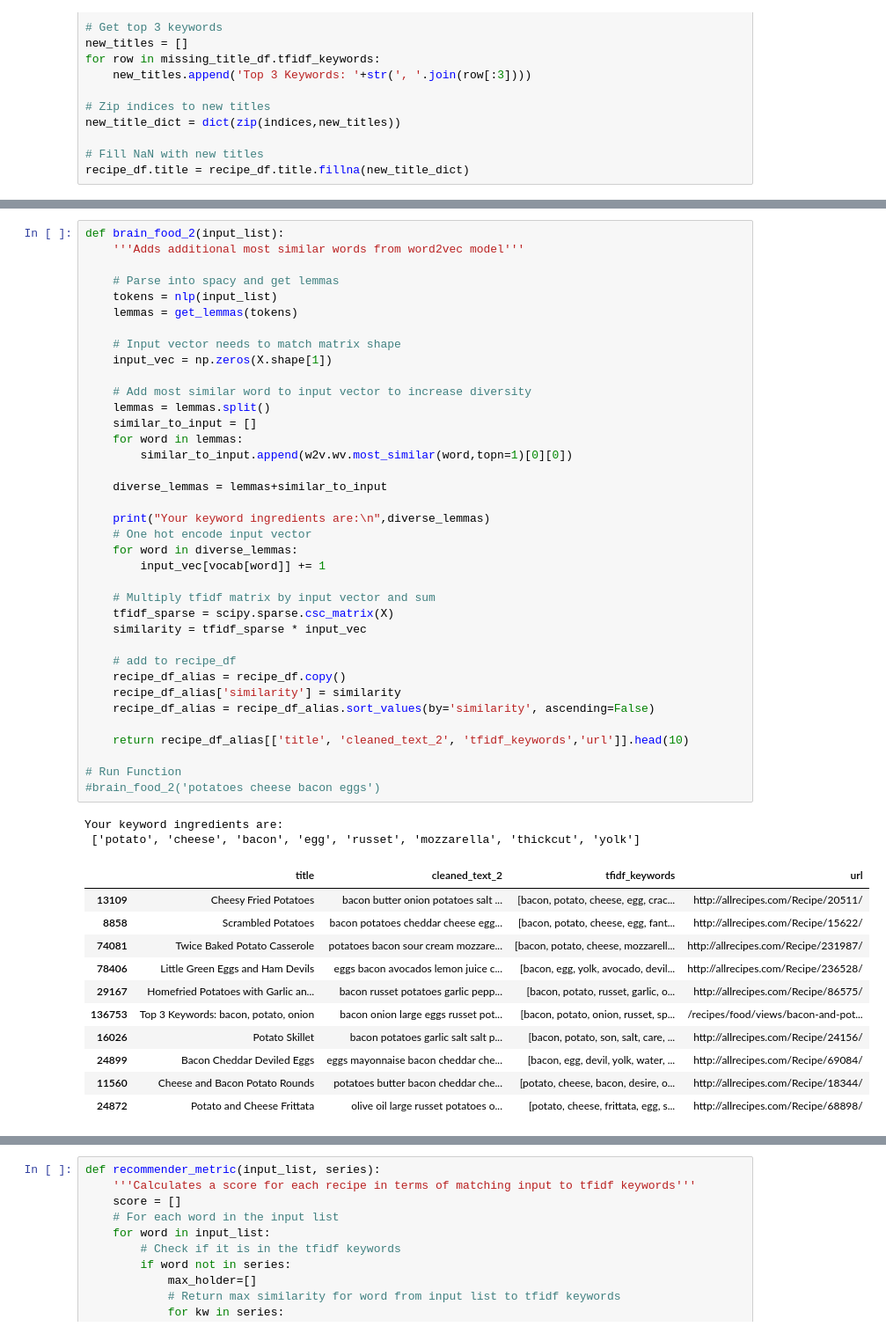
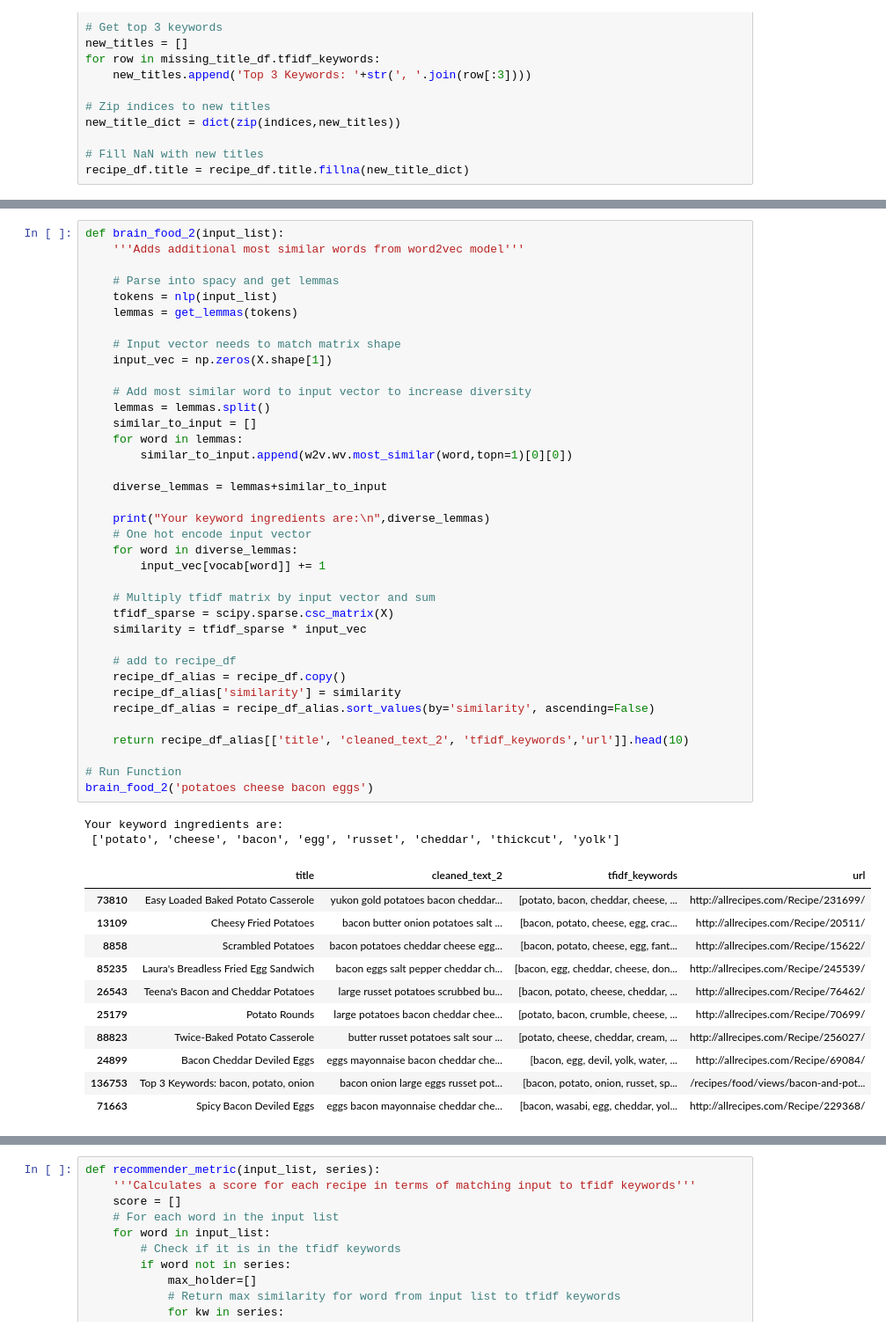
Before and after one commit to CoreyJMiller22791/Thinkful, a Jupyter notebook: Recipe Capstone.ipynb, the cells around one changed output, grey strips where cells are left out. Shown at 88% size. Saved outputs shown, nothing was run; the diff lists cells and outputs as text.

```diff
--- a/Recipe Capstone.ipynb
+++ b/Recipe Capstone.ipynb
@@ -537,42 +556,42 @@ def brain_food_2(input_list):
     input_vec = np.zeros(X.shape[1])
 
     # Add most similar word to input vector to increase diversity
     lemmas = lemmas.split()
     similar_to_input = []
     for word in lemmas:
         similar_to_input.append(w2v.wv.most_similar(word,topn=1)[0][0])
 
     diverse_lemmas = lemmas+similar_to_input
 
     print("Your keyword ingredients are:\n",diverse_lemmas)
     # One hot encode input vector
     for word in diverse_lemmas:
         input_vec[vocab[word]] += 1
 
     # Multiply tfidf matrix by input vector and sum
     tfidf_sparse = scipy.sparse.csc_matrix(X)
     similarity = tfidf_sparse * input_vec
 
     # add to recipe_df
     recipe_df_alias = recipe_df.copy()
     recipe_df_alias['similarity'] = similarity
     recipe_df_alias = recipe_df_alias.sort_values(by='similarity', ascending=False)
 
     return recipe_df_alias[['title', 'cleaned_text_2', 'tfidf_keywords','url']].head(10)
 
 # Run Function
-#brain_food_2('potatoes cheese bacon eggs')
+brain_food_2('potatoes cheese bacon eggs')
 # %% [output]
 Your keyword ingredients are:
- ['potato', 'cheese', 'bacon', 'egg', 'russet', 'mozzarella', 'thickcut', 'yolk']
+ ['potato', 'cheese', 'bacon', 'egg', 'russet', 'cheddar', 'thickcut', 'yolk']
 |  | title | cleaned_text_2 | tfidf_keywords | url |
+| 73810 | Easy Loaded Baked Potato Casserole | yukon gold potatoes bacon cheddar... | [potato, bacon, cheddar, cheese, ... | http://allrecipes.com/Recipe/231699/ |
 | 13109 | Cheesy Fried Potatoes | bacon butter onion potatoes salt ... | [bacon, potato, cheese, egg, crac... | http://allrecipes.com/Recipe/20511/ |
 | 8858 | Scrambled Potatoes | bacon potatoes cheddar cheese egg... | [bacon, potato, cheese, egg, fant... | http://allrecipes.com/Recipe/15622/ |
-| 74081 | Twice Baked Potato Casserole | potatoes bacon sour cream mozzare... | [bacon, potato, cheese, mozzarell... | http://allrecipes.com/Recipe/231987/ |
-| 78406 | Little Green Eggs and Ham Devils | eggs bacon avocados lemon juice c... | [bacon, egg, yolk, avocado, devil... | http://allrecipes.com/Recipe/236528/ |
-| 29167 | Homefried Potatoes with Garlic an... | bacon russet potatoes garlic pepp... | [bacon, potato, russet, garlic, o... | http://allrecipes.com/Recipe/86575/ |
+| 85235 | Laura's Breadless Fried Egg Sandwich | bacon eggs salt pepper cheddar ch... | [bacon, egg, cheddar, cheese, don... | http://allrecipes.com/Recipe/245539/ |
+| 26543 | Teena's Bacon and Cheddar Potatoes | large russet potatoes scrubbed bu... | [bacon, potato, cheese, cheddar, ... | http://allrecipes.com/Recipe/76462/ |
+| 25179 | Potato Rounds | large potatoes bacon cheddar chee... | [potato, bacon, crumble, cheese, ... | http://allrecipes.com/Recipe/70699/ |
+| 88823 | Twice-Baked Potato Casserole | butter russet potatoes salt sour ... | [potato, cheese, cheddar, cream, ... | http://allrecipes.com/Recipe/256027/ |
+| 24899 | Bacon Cheddar Deviled Eggs | eggs mayonnaise bacon cheddar che... | [bacon, egg, devil, yolk, water, ... | http://allrecipes.com/Recipe/69084/ |
 | 136753 | Top 3 Keywords: bacon, potato, onion | bacon onion large eggs russet pot... | [bacon, potato, onion, russet, sp... | /recipes/food/views/bacon-and-pot... |
-| 16026 | Potato Skillet | bacon potatoes garlic salt salt p... | [bacon, potato, son, salt, care, ... | http://allrecipes.com/Recipe/24156/ |
-| 24899 | Bacon Cheddar Deviled Eggs | eggs mayonnaise bacon cheddar che... | [bacon, egg, devil, yolk, water, ... | http://allrecipes.com/Recipe/69084/ |
-| 11560 | Cheese and Bacon Potato Rounds | potatoes butter bacon cheddar che... | [potato, cheese, bacon, desire, o... | http://allrecipes.com/Recipe/18344/ |
-| 24872 | Potato and Cheese Frittata | olive oil large russet potatoes o... | [potato, cheese, frittata, egg, s... | http://allrecipes.com/Recipe/68898/ |
+| 71663 | Spicy Bacon Deviled Eggs | eggs bacon mayonnaise cheddar che... | [bacon, wasabi, egg, cheddar, yol... | http://allrecipes.com/Recipe/229368/ |
```
Also changed, not shown: parts of 51 cells of this notebook.
